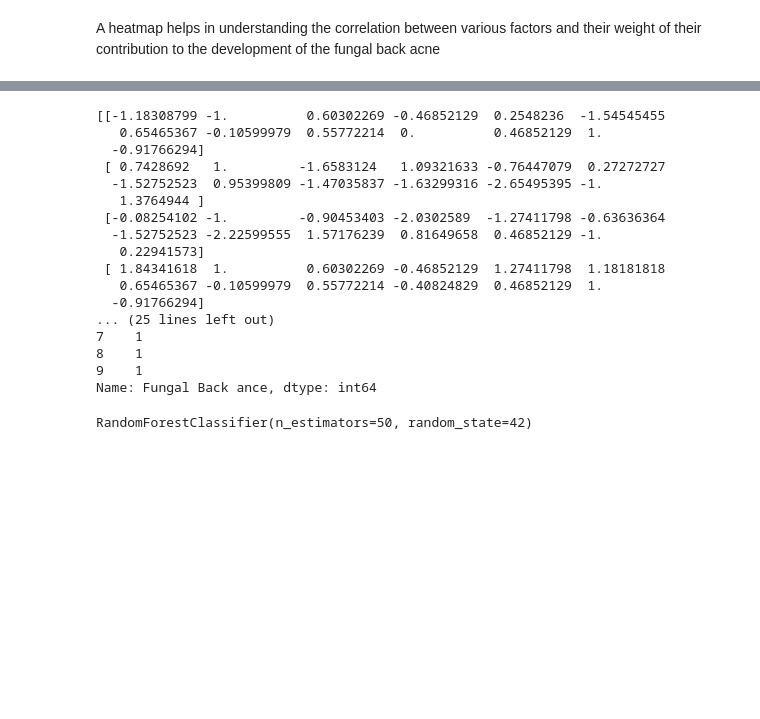
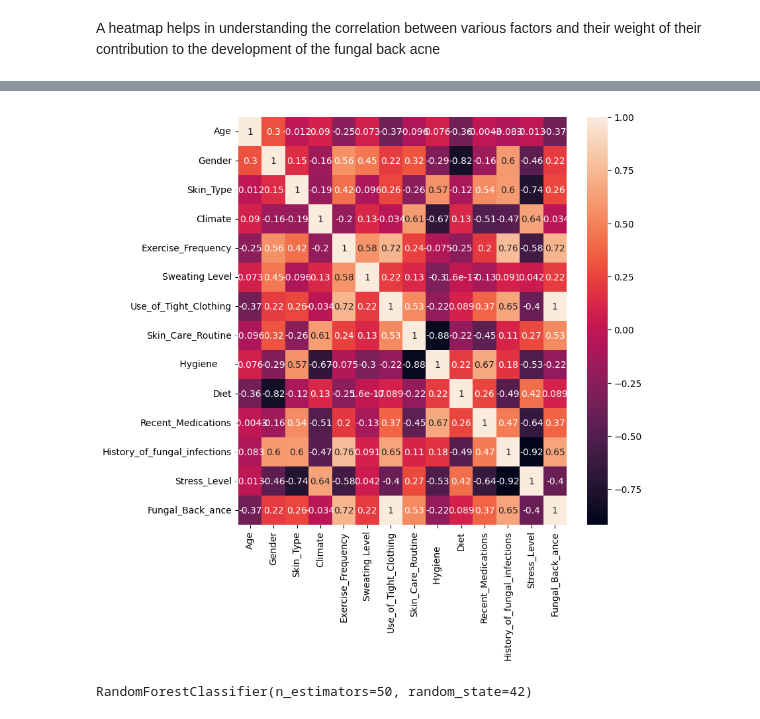
Before and after one commit to Mary7Magdalene/Fungal-Back-acne, a Jupyter notebook: back_acne_Final.ipynb, the cells around one changed output, grey strips where cells are left out. Cells and saved outputs as stored; diff of their text form; code cells hidden in the pictures; blank space fills up the shorter version.

```diff
--- a/back_acne_Final.ipynb
+++ b/back_acne_Final.ipynb
@@ -140,27 +185,0 @@ If stress shows a correlation, it could indicate that stress-induced hormone flu
-# %%
-#extracting labels and features from tha dataset
-X = back_acne.drop('Fungal Back ance', axis = 1)
-y = back_acne['Fungal Back ance']
-scaler = StandardScaler()
-X = scaler.fit_transform(X)
-
-print(X)
-print(y)
-# %% [output]
-[[-1.18308799 -1.          0.60302269 -0.46852129  0.2548236  -1.54545455
-   0.65465367 -0.10599979  0.55772214  0.          0.46852129  1.
-  -0.91766294]
- [ 0.7428692   1.         -1.6583124   1.09321633 -0.76447079  0.27272727
-  -1.52752523  0.95399809 -1.47035837 -1.63299316 -2.65495395 -1.
-   1.3764944 ]
- [-0.08254102 -1.         -0.90453403 -2.0302589  -1.27411798 -0.63636364
-  -1.52752523 -2.22599555  1.57176239  0.81649658  0.46852129 -1.
-   0.22941573]
- [ 1.84341618  1.          0.60302269 -0.46852129  1.27411798  1.18181818
-   0.65465367 -0.10599979  0.55772214 -0.40824829  0.46852129  1.
-  -0.91766294]
-... (25 lines left out)
-7    1
-8    1
-9    1
-Name: Fungal Back ance, dtype: int64
@@ -170,3 +186,11 @@ X_train,X_test,y_train,y_test = train_test_split(X,y, test_size = 0.2, random_st
+# %%
+import seaborn as sns
+sns.heatmap(back_acne.corr(),annot=True)
+ #---get a reference to the current figure and set its size--
+fig = plt.gcf()
+fig.set_size_inches(8,8)
+# %% [output]
+[figure, added]
 # %%
 #fitting the model to the training data
 model = RandomForestClassifier(n_estimators =50, random_state = 42)
```
Also changed, not shown: parts of 18 cells of this notebook.
